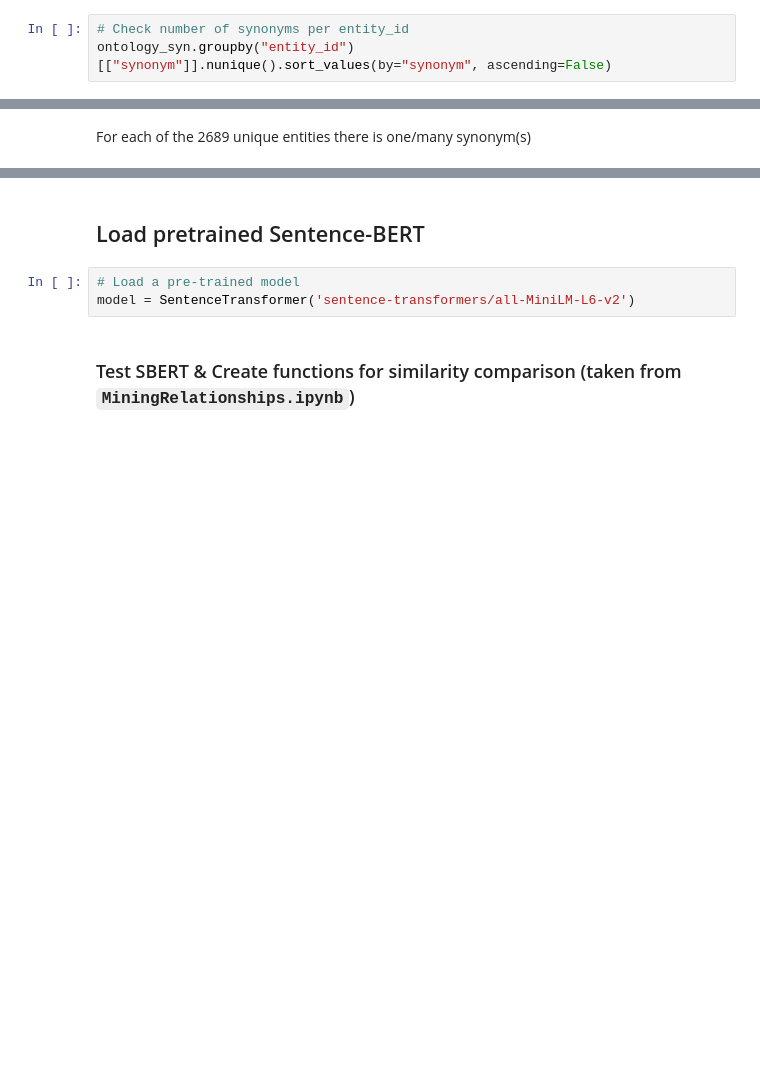
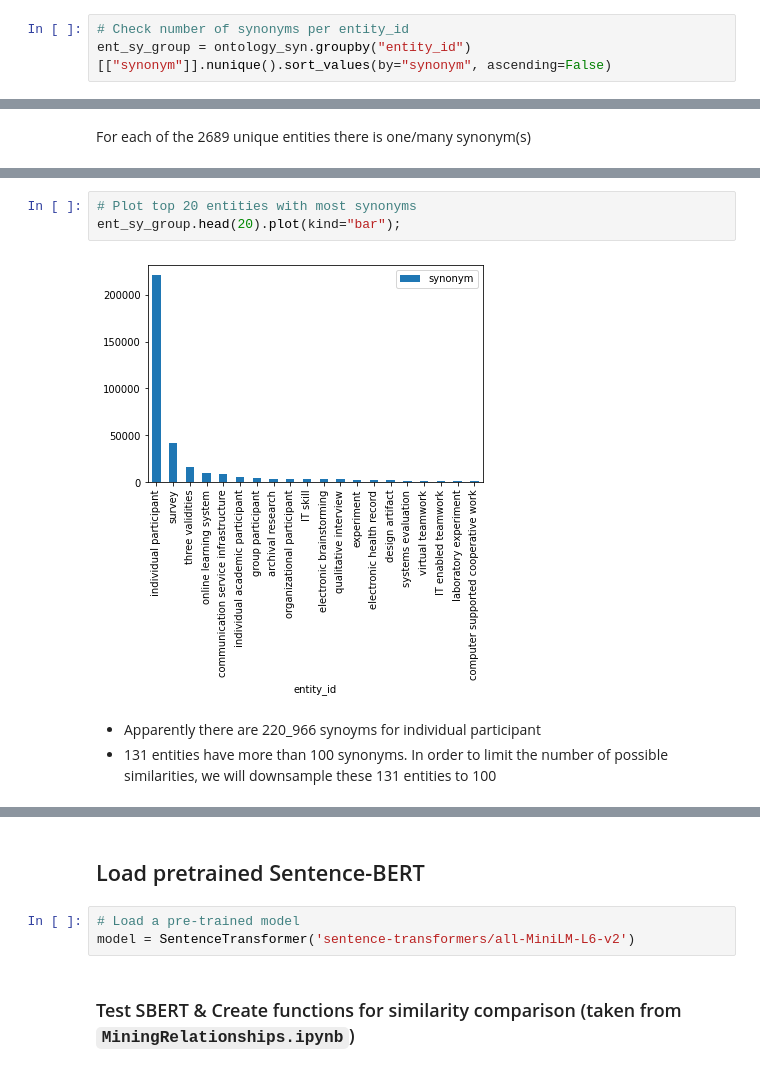
Before and after one commit to hoangminhanh/TWSM_Lab, a Jupyter notebook: Project/Notebooks/PH_EDA.ipynb, the cells around one changed output, grey strips where cells are left out. Saved outputs shown, nothing was run; the diff lists cells and outputs as text; blank space fills up the shorter version.

```diff
--- a/Project/Notebooks/PH_EDA.ipynb
+++ b/Project/Notebooks/PH_EDA.ipynb
@@ -241,4 +262,4 @@ Name: category, dtype: int64
 - However this level 0 does no texist in the json file and in protege the five different categories are distributed over the 1st & 2nd level ? (Only domain specific entity, methodological entity, theoretical entity are in 1st level of protege file)
 # %%
 # Check number of synonyms per entity_id
-ontology_syn.groupby("entity_id")[["synonym"]].nunique().sort_values(by="synonym", ascending=False)
+ent_sy_group = ontology_syn.groupby("entity_id")[["synonym"]].nunique().sort_values(by="synonym", ascending=False)
@@ -333,0 +303,8 @@ sample_art_ent_syn_clean = sample_art_ent_syn.loc[~sample_art_ent_syn.sentence_t
+# %%
+# Plot top 20 entities with most synonyms
+ent_sy_group.head(20).plot(kind="bar");
+# %% [output]
+[figure, added]
+# %% [markdown]
+- Apparently there are 220_966 synoyms for individual participant
+- 131 entities have more than 100 synonyms. In order to limit the number of possible similarities, we will downsample these 131 entities to 100
```
Also changed, not shown: parts of 42 cells of this notebook.
